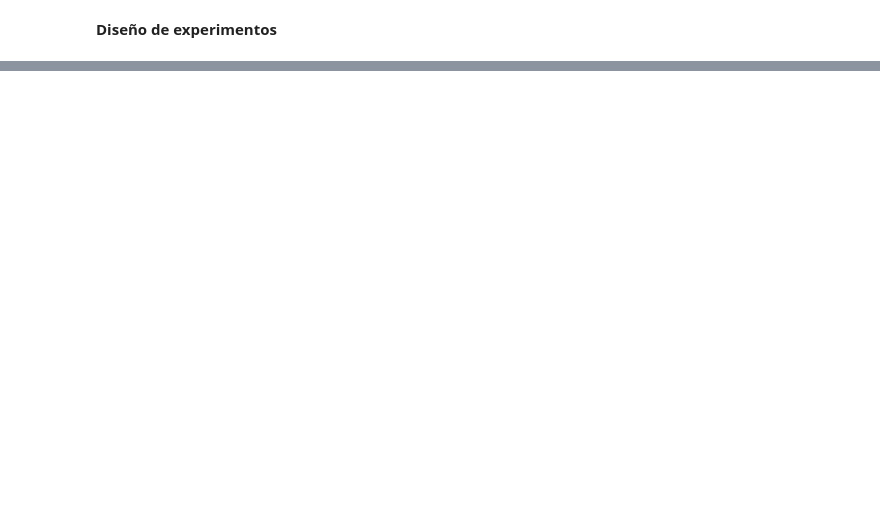
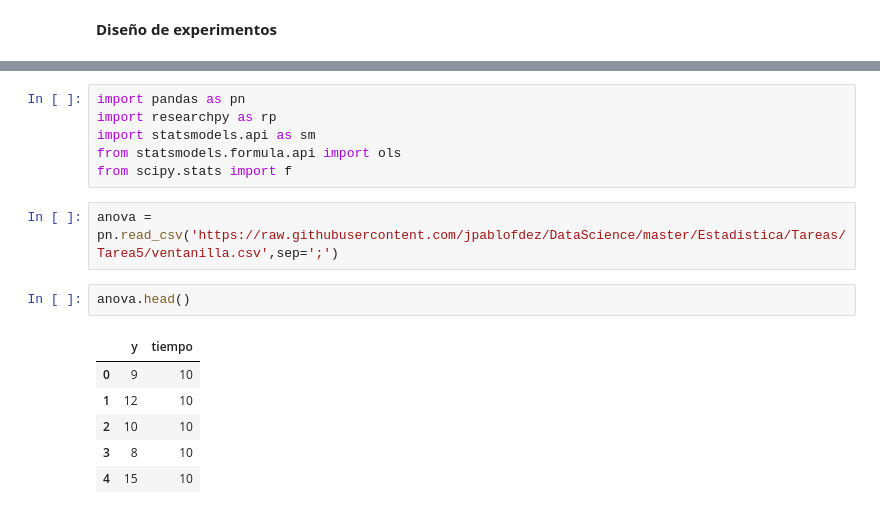
Before and after one commit to jpablofdez/DataScience, a Jupyter notebook: Estadistica/Tareas/Tarea5/Tarea_5.ipynb, the cells around one changed output, grey strips where cells are left out. Cells and saved outputs as stored; diff of their text form; blank space fills up the shorter version.

```diff
--- a/Estadistica/Tareas/Tarea5/Tarea_5.ipynb
+++ b/Estadistica/Tareas/Tarea5/Tarea_5.ipynb
@@ -112,0 +179,17 @@ MostrarDistribucion(columna,"Grosor",8)
+# %%
+import pandas as pn
+import researchpy as rp
+import statsmodels.api as sm
+from statsmodels.formula.api import ols
+from scipy.stats import f
+# %%
+anova = pn.read_csv('https://raw.githubusercontent.com/jpablofdez/DataScience/master/Estadistica/Tareas/Tarea5/ventanilla.csv',sep=';')
+# %%
+anova.head()
+# %% [output]
+|  | y | tiempo |
+| 0 | 9 | 10 |
+| 1 | 12 | 10 |
+| 2 | 10 | 10 |
+| 3 | 8 | 10 |
+| 4 | 15 | 10 |
```
Also changed, not shown: parts of 21 cells of this notebook.
